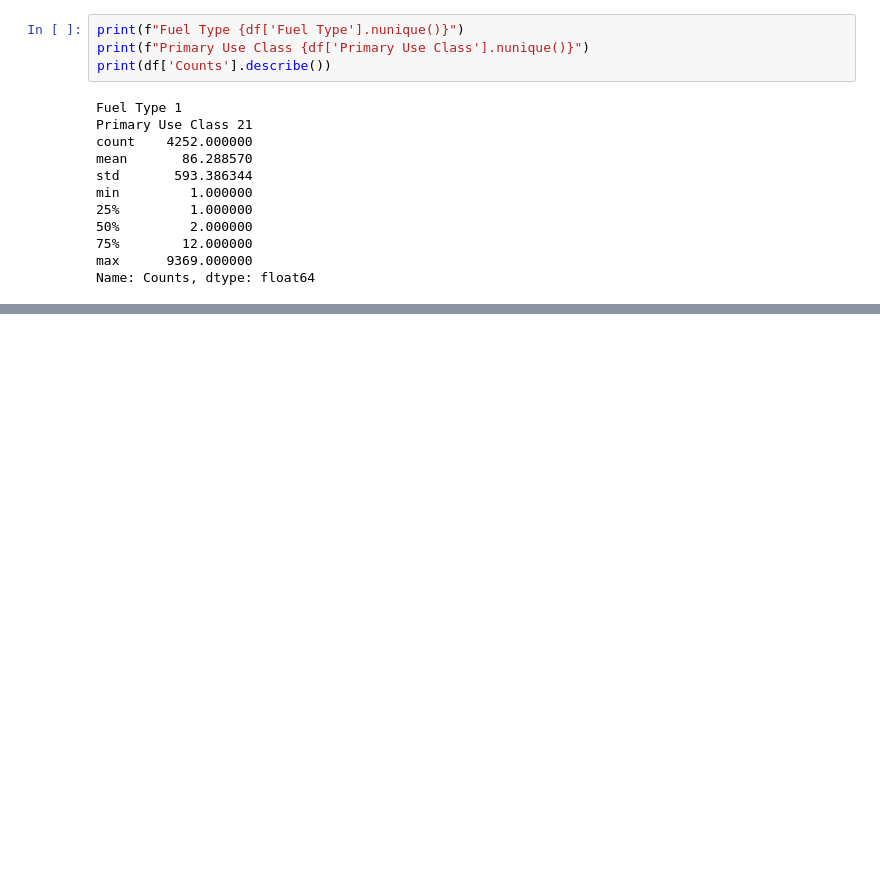
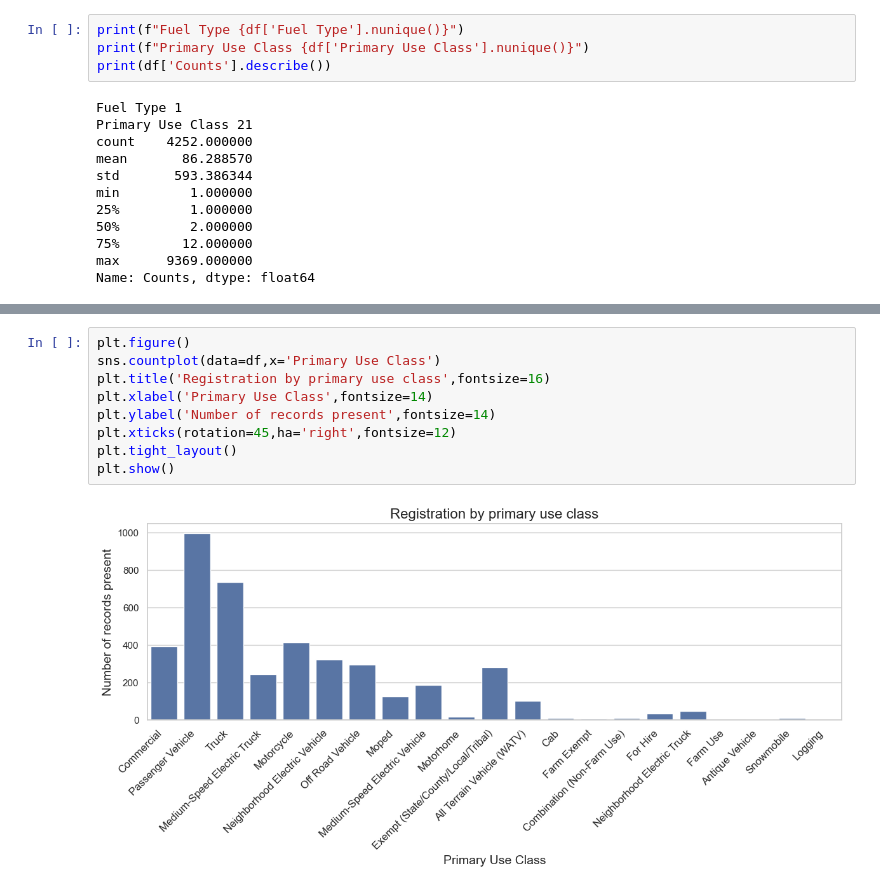
Before and after one commit to x23364394/Environmenatal_impact_of_EV_adoption, a Jupyter notebook: ev_pipeline_2024.ipynb, the cells around one changed output, grey strips where cells are left out. Cells and saved outputs as stored; diff of their text form; blank space fills up the shorter version.

```diff
--- a/ev_pipeline_2024.ipynb
+++ b/ev_pipeline_2024.ipynb
@@ -234,0 +244,11 @@ Name: Counts, dtype: float64
+# %%
+plt.figure()
+sns.countplot(data=df,x='Primary Use Class')
+plt.title('Registration by primary use class',fontsize=16)
+plt.xlabel('Primary Use Class',fontsize=14)
+plt.ylabel('Number of records present',fontsize=14)
+plt.xticks(rotation=45,ha='right',fontsize=12)
+plt.tight_layout()
+plt.show()
+# %% [output]
+[figure, added]
```
Also changed, not shown: parts of 4 cells of this notebook.
